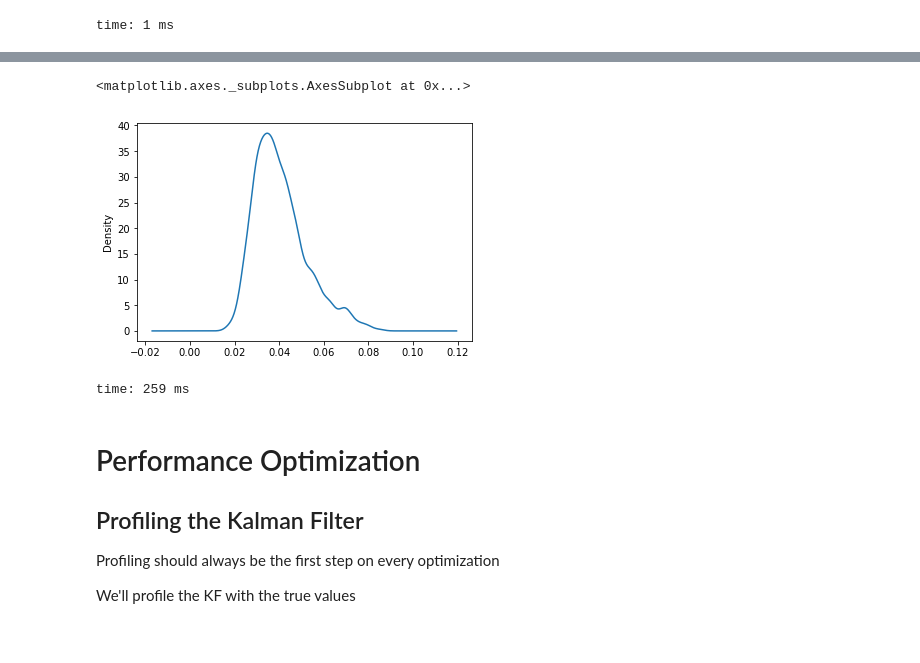
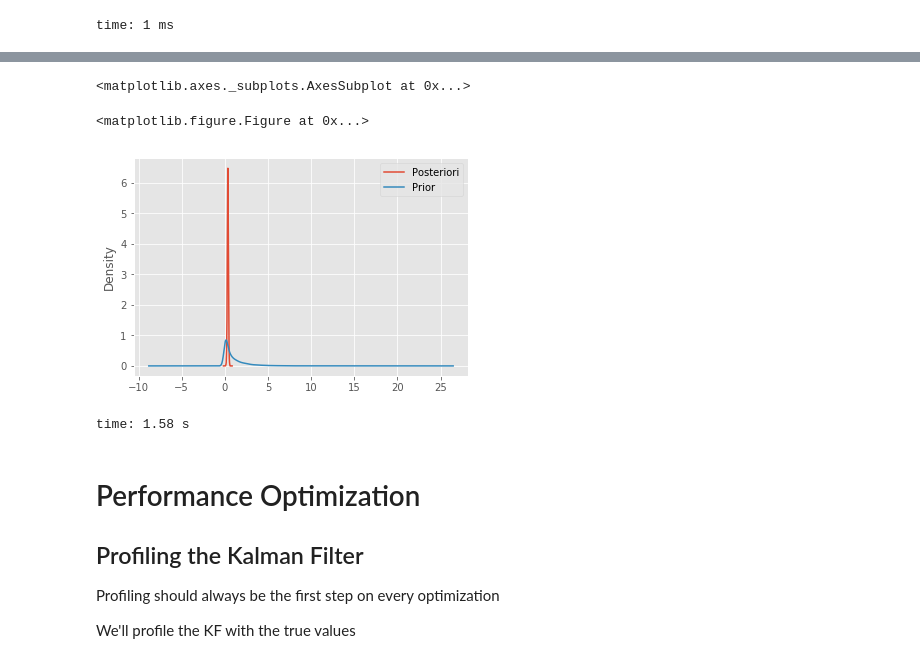
Before and after one commit to pedrobraz1990/BayesianEconometrics, a Jupyter notebook: FinalPaper.ipynb, the cells around one changed output, grey strips where cells are left out. Saved outputs shown, nothing was run; the diff lists cells and outputs as text; code cells hidden in the pictures.

```diff
--- a/FinalPaper.ipynb
+++ b/FinalPaper.ipynb
@@ -582,9 +623,19 @@ time: 5.01 ms
-# %%
-mcmc['posterior'][par].plot.density()
-# %% [output]
-<matplotlib.axes._subplots.AxesSubplot at 0x...>
-[figure, removed]
-time: 259 ms
+# %%
+plt.figure()
+# mcmc['posterior'][par].plot.density()
+prior = pd.DataFrame(np.random.chisquare(1 ,
+                                         size=mcmc['posterior'][par].shape[0]))
+prior.columns = ['Prior']
+poster = pd.DataFrame(mcmc['posterior'][par])
+poster.columns = ['Posteriori']
+pd.concat([poster, prior], axis=1).plot.density()
+# pd.concat([poster, prior], axis=1).hist(stack=True)
+# pd.DataFrame(norm.pdf(np.arange(-3,3,0.1))).plot()
+# %% [output]
+<matplotlib.axes._subplots.AxesSubplot at 0x...>
+<matplotlib.figure.Figure at 0x...>
+[figure, added]
+time: 1.58 s
 # %% [markdown]
 # Performance Optimization
 
```
Also changed, not shown: parts of 42 cells of this notebook.
